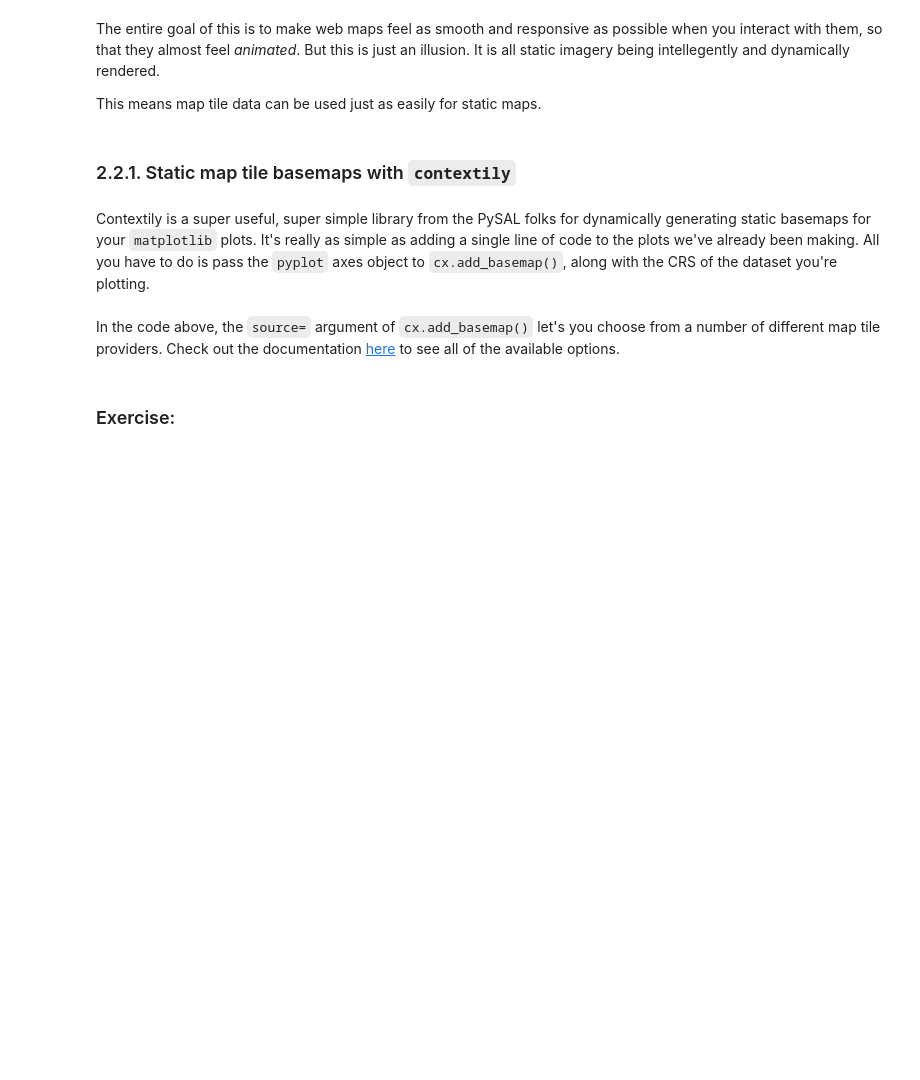
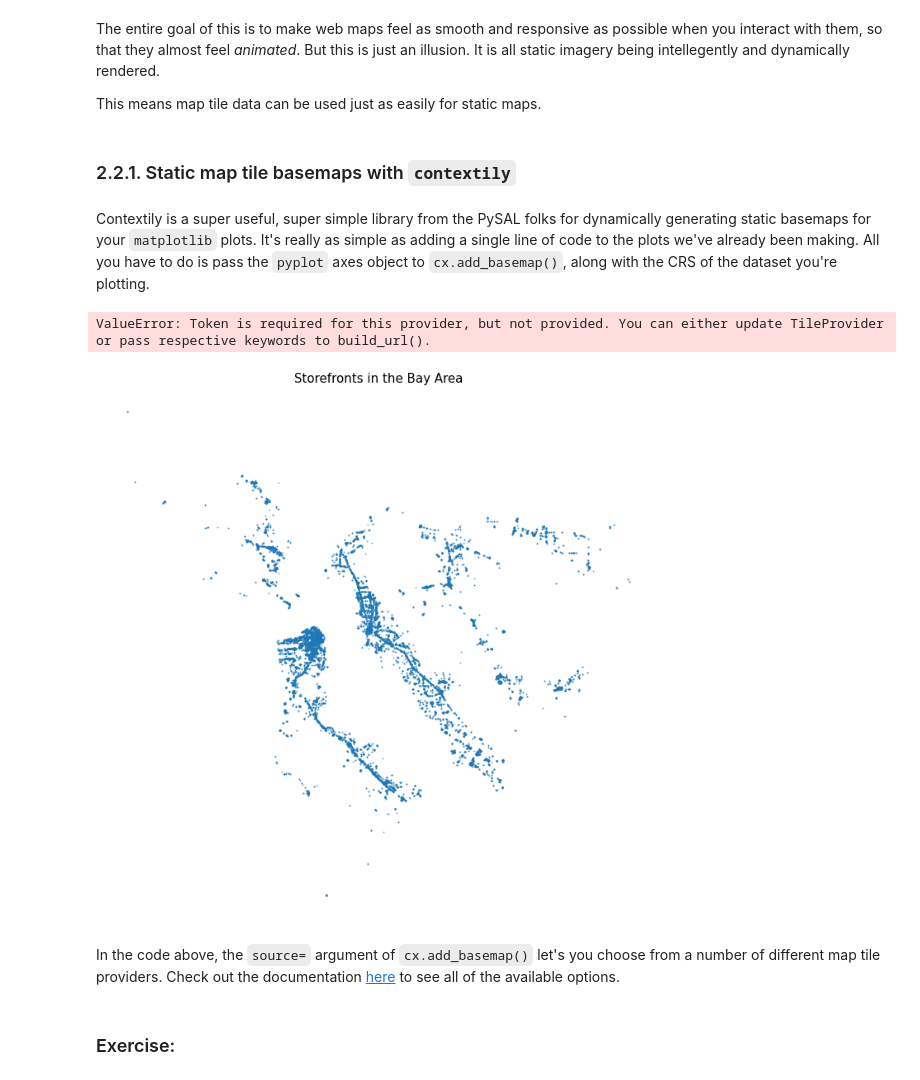
Before and after one commit to daisybellelewis/CYPLAN255, a Jupyter notebook: notebooks/lecture_18_static_maps.ipynb, the cells around one changed output. Drawn from its saved outputs; the diff is of its cells as text; code cells hidden in the pictures; blank space fills up the shorter version.

```diff
--- a/notebooks/lecture_18_static_maps.ipynb
+++ b/notebooks/lecture_18_static_maps.ipynb
@@ -197,13 +208,16 @@ Contextily is a super useful, super simple library from the PySAL folks for dyna
 # %%
 fig, ax = plt.subplots(figsize=(12,12))
 storefronts.plot(markersize=1, ax=ax, alpha=0.5)
 ax.axis('off')
 ax.set_title("Storefronts in the Bay Area", fontsize=15)
 cx.add_basemap(
     ax,
     crs=storefronts.crs.to_string(),
-    source=cx.providers.CartoDB.Positron)
+    source=cx.providers.HEREv3.trafficFlow)
 plt.show()
+# %% [output]
+ValueError: Token is required for this provider, but not provided. You can either update TileProvider or pass respective keywords to build_url().
+[figure, added]
 # %% [markdown]
 In the code above, the `source=` argument of `cx.add_basemap()` let's you choose from a number of different map tile providers. Check out the documentation [here](https://contextily.readthedocs.io/en/latest/intro_guide.html#Providers) to see all of the available options.
 # %% [markdown]
```
Also changed, not shown: parts of 13 cells of this notebook.
